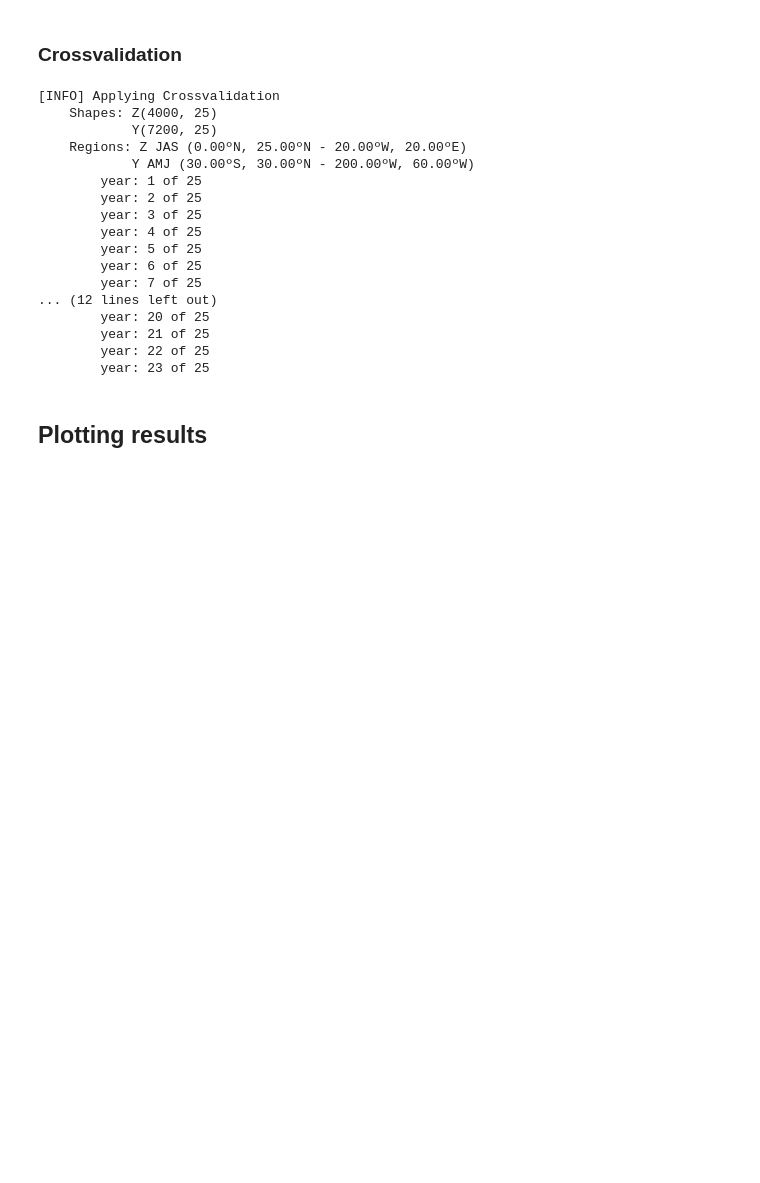
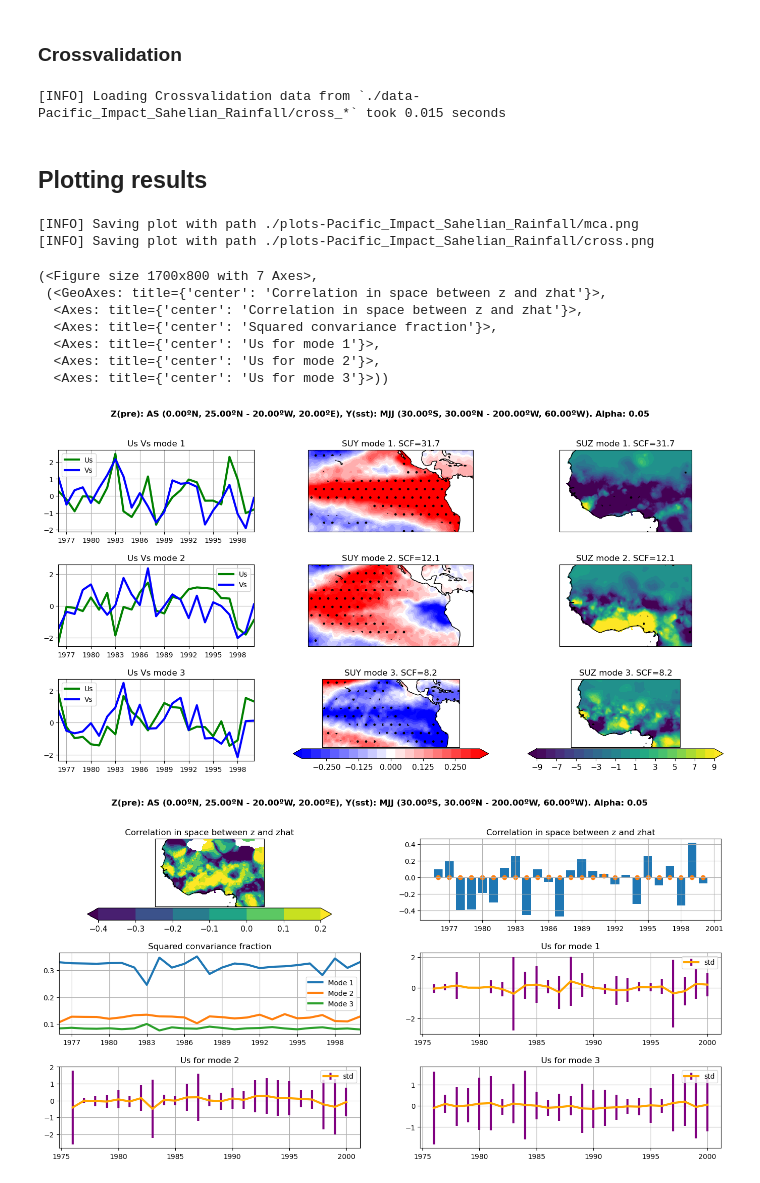
Before and after one commit to pabloduran016/Spy4CastManual, a Jupyter notebook: Pacific_Impact_Sahelian_Rainfall.ipynb, the cells around one changed output. Drawn from its saved outputs; the diff is of its cells as text; code cells hidden in the pictures; blank space fills up the shorter version.

```diff
--- a/Pacific_Impact_Sahelian_Rainfall.ipynb
+++ b/Pacific_Impact_Sahelian_Rainfall.ipynb
@@ -7,17 +7,17 @@ from spy4cast.spy4cast import Preprocess, MCA, Crossvalidation
 # %% [markdown]
 ## Configuration
 # %%
-predictor = Dataset('HadISST_sst-1970_2020.nc', 'datasets').open('sst').slice(
+predictor = Dataset("HadISST_sst-1970_2020.nc", "./datasets").open("sst").slice(
     Region(lat0=-30, latf=30,
            lon0=-200, lonf=-60,
-           month0=Month.APR, monthf=Month.JUN,
+           month0=Month.MAY, monthf=Month.JUL,
            year0=1976, yearf=2000),
 )
 
-predictand = Dataset('cru_ts4.06.1901.2021.pre.dat.nc', 'datasets').open('pre').slice(
+predictand = Dataset("cru_ts4.06.1950.2010.nc", "./datasets").open("pre").slice(
     Region(lat0=0, latf=25,
            lon0=-20, lonf=20,
-           month0=Month.JUL, monthf=Month.SEP,
+           month0=Month.AUG, monthf=Month.SEP,
            year0=1976, yearf=2000),
 )
-#  There is a lag of 3 months (from April to July)
+#  There is a lag of 3 months (from May to August)
@@ -63,28 +61,33 @@ mca.save('mca_', 'data-Pacific_Impact_Sahelian_Rainfall/')
 # %%
 # Third step. Crossvalidation: skill and hidcast evaluation and products
 cross = Crossvalidation(predictor_preprocessed, predictand_preprocessed, nm, alpha)
-cross.save('cross_', 'data-Pacific_Impact_Sahelian_Rainfall/')
-# cross = Crossvalidation.load('cross_', 'data-Pacific_Impact_Sahelian_Rainfall/', dsy=predictor_preprocessed, dsz=predictand_preprocessed)
+cross.save("cross_", "./data-Pacific_Impact_Sahelian_Rainfall/")
+# cross = Crossvalidation.load("cross_", "./data-Pacific_Impact_Sahelian_Rainfall/", dsy=predictor_preprocessed, dsz=predictand_preprocessed)
 # %% [output]
-[INFO] Applying Crossvalidation
-    Shapes: Z(4000, 25)
-            Y(7200, 25)
-    Regions: Z JAS (0.00ºN, 25.00ºN - 20.00ºW, 20.00ºE)
-            Y AMJ (30.00ºS, 30.00ºN - 200.00ºW, 60.00ºW)
-        year: 1 of 25
-        year: 2 of 25
-        year: 3 of 25
-        year: 4 of 25
-        year: 5 of 25
-        year: 6 of 25
-        year: 7 of 25
-... (12 lines left out)
-        year: 20 of 25
-        year: 21 of 25
-        year: 22 of 25
-        year: 23 of 25
+[INFO] Loading Crossvalidation data from `./data-Pacific_Impact_Sahelian_Rainfall/cross_*` took 0.015 seconds
 # %% [markdown]
 ## Plotting results
 # %%
-mca.plot(save_fig=True, cmap='viridis', name='mca.png', folder='plots-Pacific_Impact_Sahelian_Rainfall/', suy_ticks=[-0.25, -0.125, 0, 0.125, 0.250], suz_ticks=[-0.25, -0.125, 0, 0.125, 0.250])
-cross.plot(save_fig=True, cmap='viridis', name='cross.png', folder='plots-Pacific_Impact_Sahelian_Rainfall/')
+mca.plot(
+    save_fig=True, cmap="viridis", name="mca.png",
+    folder="./plots-Pacific_Impact_Sahelian_Rainfall/",
+    suy_ticks=[-0.25, -0.125, 0, 0.125, 0.250],
+    suz_ticks=np.arange(-9, 11, 2))
+cross.plot(
+    save_fig=True, cmap="viridis", name="cross.png",
+    folder="./plots-Pacific_Impact_Sahelian_Rainfall/",
+    map_ticks=[-0.4, -0.3, -0.2, -0.1, 0, 0.1, 0.2],
+    map_levels=[-0.4, -0.3, -0.2, -0.1, 0, 0.1, 0.2],
+)
+# %% [output]
+[INFO] Saving plot with path ./plots-Pacific_Impact_Sahelian_Rainfall/mca.png
+[INFO] Saving plot with path ./plots-Pacific_Impact_Sahelian_Rainfall/cross.png
+(<Figure size 1700x800 with 7 Axes>,
+ (<GeoAxes: title={'center': 'Correlation in space between z and zhat'}>,
+  <Axes: title={'center': 'Correlation in space between z and zhat'}>,
+  <Axes: title={'center': 'Squared convariance fraction'}>,
+  <Axes: title={'center': 'Us for mode 1'}>,
+  <Axes: title={'center': 'Us for mode 2'}>,
+  <Axes: title={'center': 'Us for mode 3'}>))
+[figure, added]
+[figure, added]
```
Also changed, not shown: parts of 4 cells of this notebook, 9 other files.
